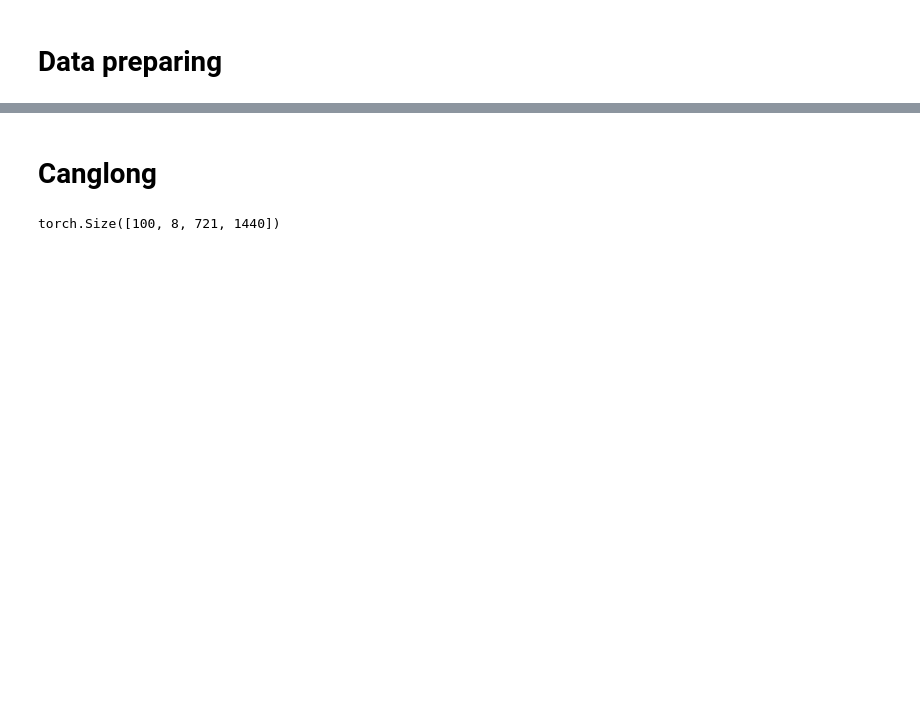
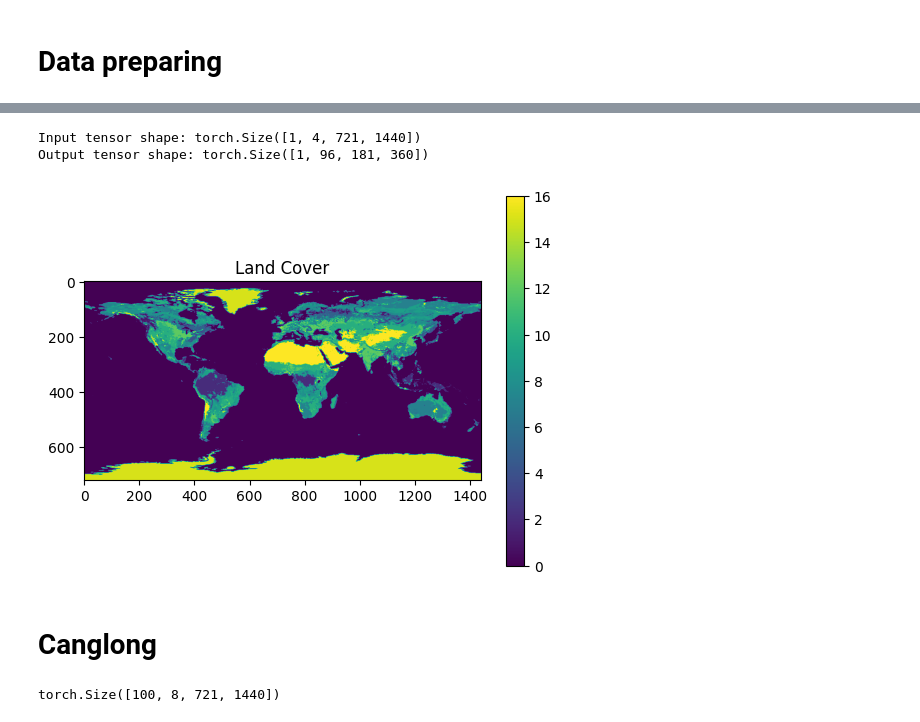
Before and after one commit to GISWLH/CanglongPhysics, a Jupyter notebook: Untitled.ipynb, the cells around one changed output, grey strips where cells are left out. Saved outputs shown, nothing was run; the diff lists cells and outputs as text; code cells hidden in the pictures; blank space fills up the shorter version.

```diff
--- a/Untitled.ipynb
+++ b/Untitled.ipynb
@@ -49,3 +14,37 @@ NameError: name 'ds' is not defined
+# %%
+import numpy as np
+import torch
+import torch.nn as nn
+import matplotlib.pyplot as plt
+
+loaded_tensor = torch.load('constant_masks/input_tensor.pt')
+
+
+# 打印输入张量形状
+print("Input tensor shape:", input_tensor.shape)
+
+# 定义卷积层
+# 输入通道数 = 4，输出通道数 = 96，卷积核大小 = 5x5，步长 = 4
+conv_layer = nn.Conv2d(in_channels=4, out_channels=96, kernel_size=5, stride=4, padding=2)
+
+# 执行卷积操作
+output_tensor = conv_layer(input_tensor)
+
+# 打印输出张量形状
+print("Output tensor shape:", output_tensor.shape)
+
+# 将输出转换为 NumPy 数组（如果需要进一步处理）
+output_array = output_tensor.detach().numpy()
+
+# 可视化输入 land_cover 栅格
+plt.imshow(land_cover, cmap='viridis')
+plt.colorbar()
+plt.title('Land Cover')
+plt.show()
+# %% [output]
+Input tensor shape: torch.Size([1, 4, 721, 1440])
+Output tensor shape: torch.Size([1, 96, 181, 360])
+[figure, added]
 # %% [markdown]
 # Canglong
 # %%
```
Also changed, not shown: parts of 11 cells of this notebook, 4 other files.
